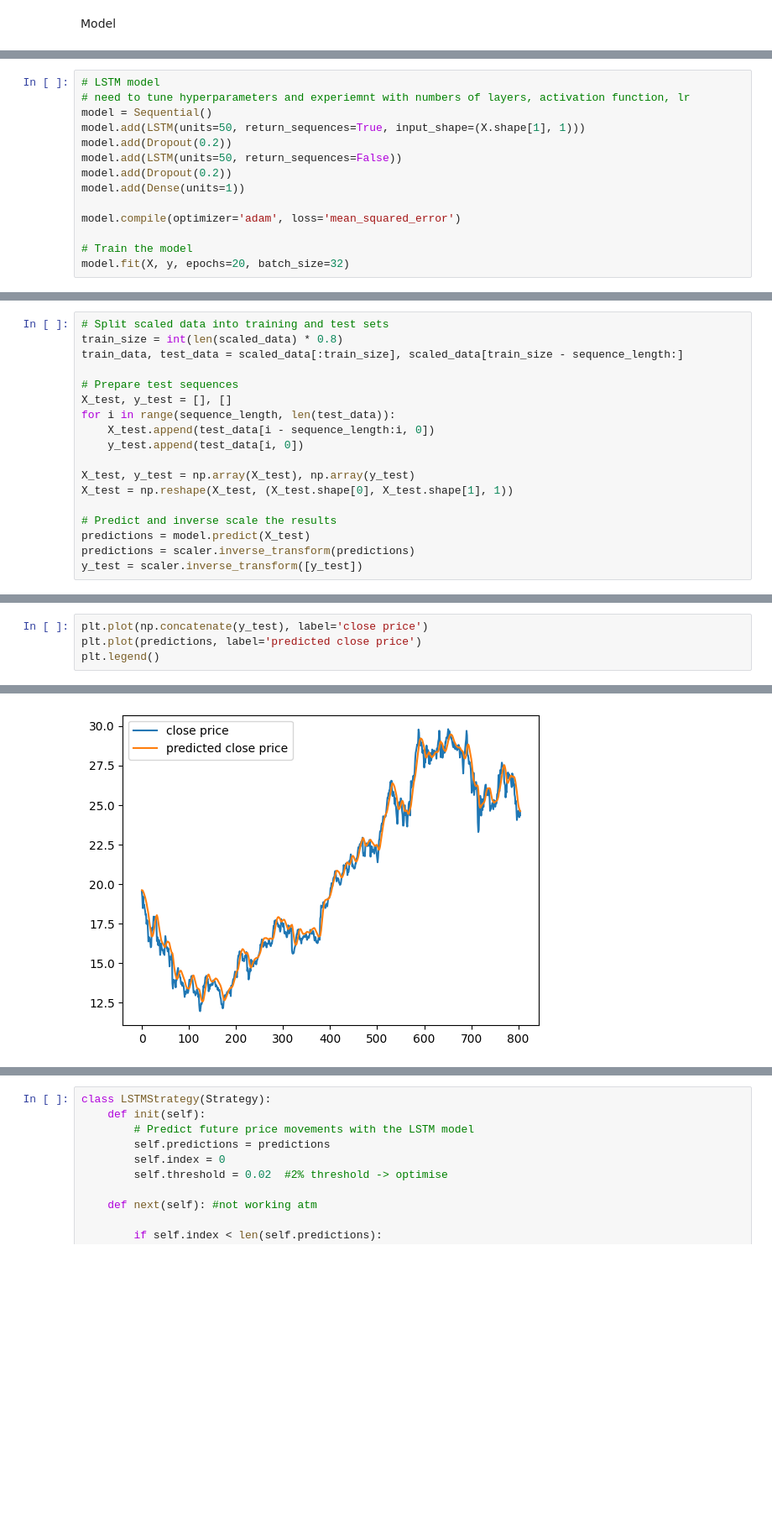
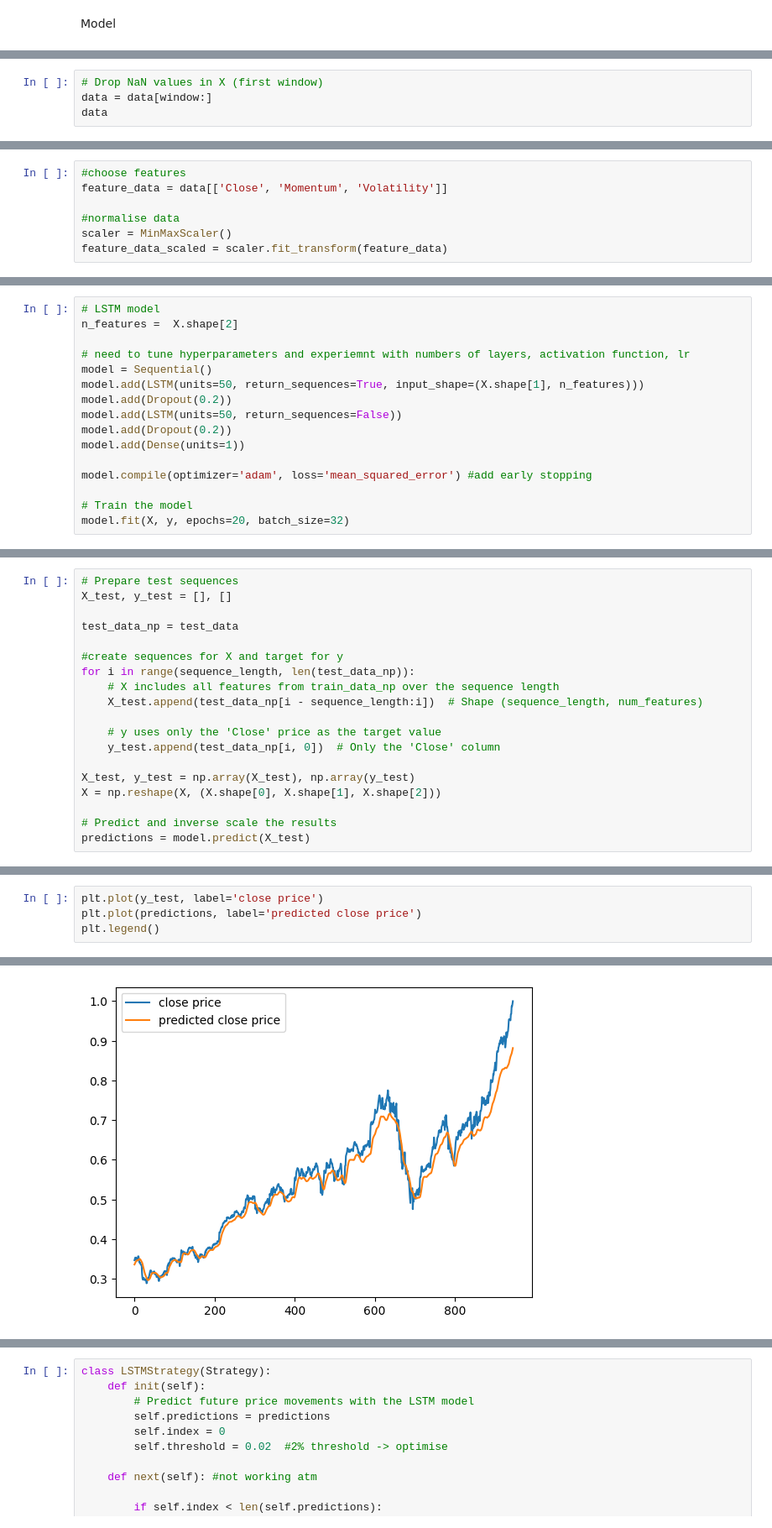
Before and after one commit to alexandramcadam/QuantProject, a Jupyter notebook: LSTMstrategy.ipynb, the cells around one changed output, grey strips where cells are left out. Shown: that part at 84% size. Saved outputs shown, nothing was run; the diff lists cells and outputs as text; blank space fills up the shorter version.

Commit message:
updated LTSM using more features in input data

```diff
--- a/LSTMstrategy.ipynb
+++ b/LSTMstrategy.ipynb
@@ -84,0 +84,4 @@ X = np.reshape(X, (X.shape[0], X.shape[1], 1))
+# %%
+# Drop NaN values in X (first window)
+data = data[window:]
+data
@@ -84,0 +103,7 @@ X = np.reshape(X, (X.shape[0], X.shape[1], 1))
+# %%
+#choose features
+feature_data = data[['Close', 'Momentum', 'Volatility']]
+
+#normalise data
+scaler = MinMaxScaler()
+feature_data_scaled = scaler.fit_transform(feature_data)
@@ -85,14 +141,16 @@ X = np.reshape(X, (X.shape[0], X.shape[1], 1))
 # %%
 # LSTM model
+n_features =  X.shape[2]
+
 # need to tune hyperparameters and experiemnt with numbers of layers, activation function, lr
 model = Sequential()
-model.add(LSTM(units=50, return_sequences=True, input_shape=(X.shape[1], 1)))
+model.add(LSTM(units=50, return_sequences=True, input_shape=(X.shape[1], n_features)))
 model.add(Dropout(0.2))
 model.add(LSTM(units=50, return_sequences=False))
 model.add(Dropout(0.2))
 model.add(Dense(units=1))
 
-model.compile(optimizer='adam', loss='mean_squared_error')
+model.compile(optimizer='adam', loss='mean_squared_error') #add early stopping
 
 # Train the model
 model.fit(X, y, epochs=20, batch_size=32)
@@ -118,19 +177,20 @@ Epoch 20/20
 # %%
-# Split scaled data into training and test sets
-train_size = int(len(scaled_data) * 0.8)
-train_data, test_data = scaled_data[:train_size], scaled_data[train_size - sequence_length:]
-
 # Prepare test sequences
 X_test, y_test = [], []
-for i in range(sequence_length, len(test_data)):
-    X_test.append(test_data[i - sequence_length:i, 0])
-    y_test.append(test_data[i, 0])
+
+test_data_np = test_data
+
+#create sequences for X and target for y
+for i in range(sequence_length, len(test_data_np)):
+    # X includes all features from train_data_np over the sequence length
+    X_test.append(test_data_np[i - sequence_length:i])  # Shape (sequence_length, num_features)
+
+    # y uses only the 'Close' price as the target value
+    y_test.append(test_data_np[i, 0])  # Only the 'Close' column
 
 X_test, y_test = np.array(X_test), np.array(y_test)
-X_test = np.reshape(X_test, (X_test.shape[0], X_test.shape[1], 1))
+X = np.reshape(X, (X.shape[0], X.shape[1], X.shape[2]))
 
 # Predict and inverse scale the results
 predictions = model.predict(X_test)
-predictions = scaler.inverse_transform(predictions)
-y_test = scaler.inverse_transform([y_test])
 # %% [output]
@@ -154,7 +212,7 @@ DatetimeIndex(['2015-12-31 00:00:00-05:00', '2016-01-04 00:00:00-05:00',
 # %%
-plt.plot(np.concatenate(y_test), label='close price')
+plt.plot(y_test, label='close price')
 plt.plot(predictions, label='predicted close price')
 plt.legend()
 # %% [output]
 <matplotlib.legend.Legend at 0x...>
-[figure, old version]
+[figure, new version]
```
Also changed, not shown: parts of 26 cells of this notebook, 1 other file.
